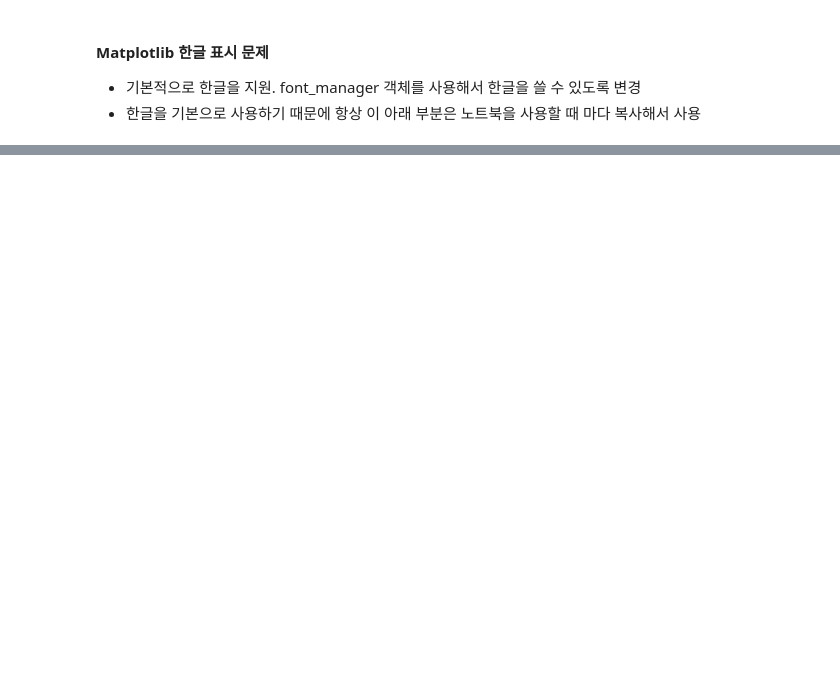
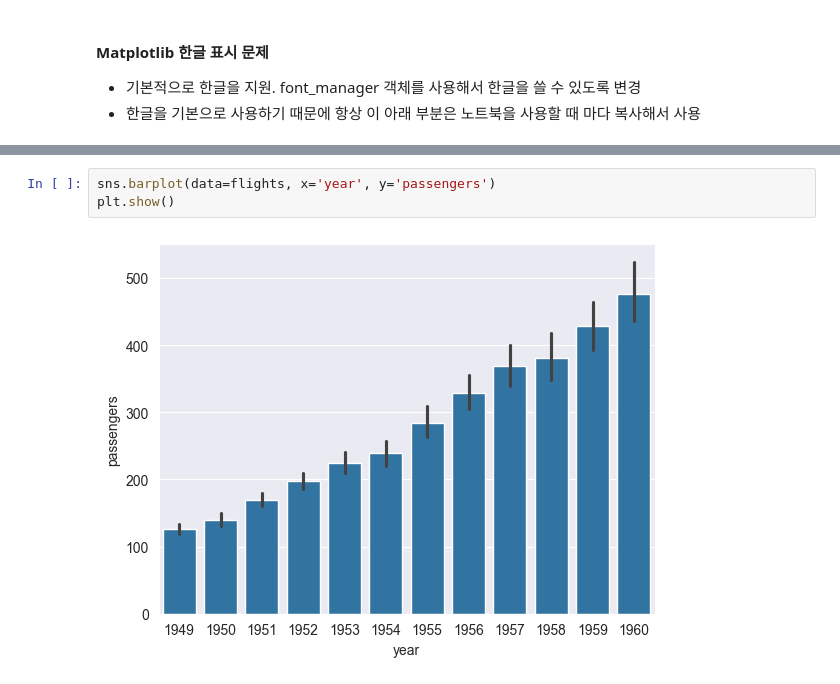
Before and after one commit to zzzissu/bigdata-analysis2024, a Jupyter notebook: day02/da05_plot_basic.ipynb, the cells around one changed output, grey strips where cells are left out. Cells and saved outputs as stored; diff of their text form; blank space fills up the shorter version.

```diff
--- a/day02/da05_plot_basic.ipynb
+++ b/day02/da05_plot_basic.ipynb
@@ -154,0 +240,5 @@ font_path = 'C:/Windows/Fonts/NanumGothic.ttf'
+# %%
+sns.barplot(data=flights, x='year', y='passengers')
+plt.show()
+# %% [output]
+[figure, added]
```
Also changed, not shown: parts of 26 cells of this notebook, 4 other files.
